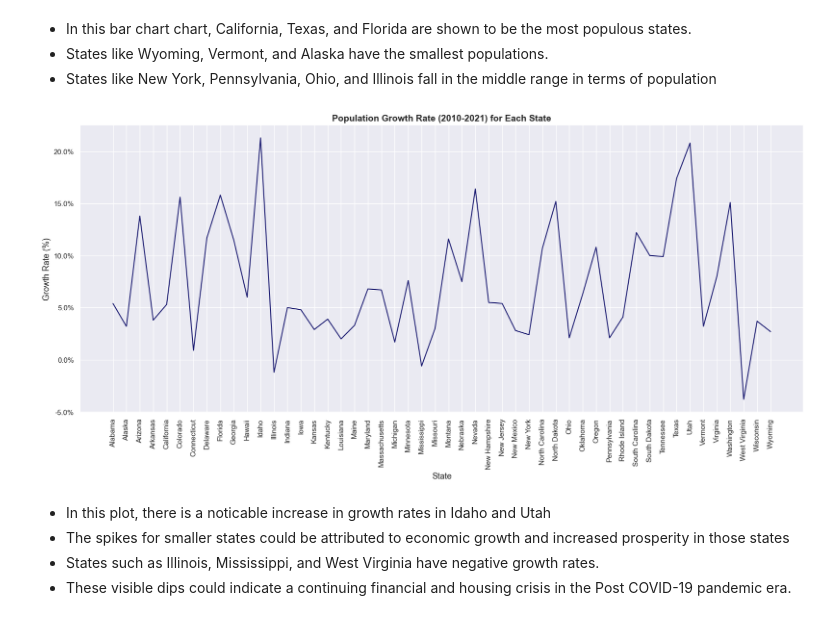
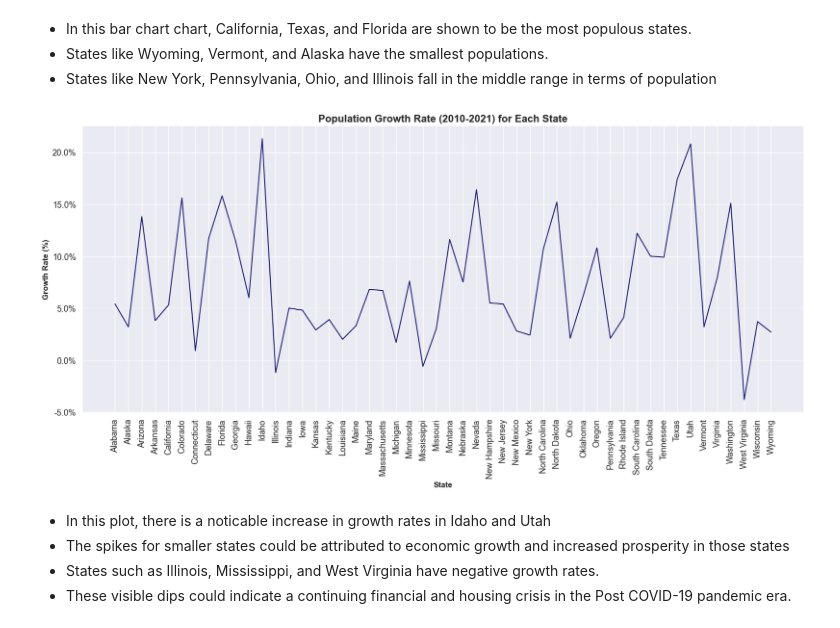
Before and after one commit to Tyler-KD/entering-the-us-market, a Jupyter notebook: entering_the_us_market.ipynb, the cells around one changed output. Saved outputs shown, nothing was run; the diff lists cells and outputs as text; code cells hidden in the pictures.

```diff
--- a/entering_the_us_market.ipynb
+++ b/entering_the_us_market.ipynb
@@ -144,17 +147,18 @@ plt.show()
 # %%
 # Create a line chart to compare the population growth rate from 2010 to 2021 for each state. X-axis: States, Y-axis: Growth Rate.
 plt.figure(figsize = (20, 8))
 plt.plot(df_population["State"], df_population["Population Growth or Decline 2010 to 2021"], color = 'midnightblue')
 # Set y-axis labels as percentages
 plt.gca().yaxis.set_major_formatter(plt.FuncFormatter(lambda x, _: f"{x*100:.1f}%"))
-plt.title('Population Growth Rate (2010-2021) for Each State', fontsize = 14, fontweight = 'bold')
-plt.ylabel('Growth Rate (%)', fontsize = 13)
-plt.xlabel('State', fontsize = 13)
-plt.xticks(rotation=90)
+plt.title('Population Growth Rate (2010-2021) for Each State', fontsize = 16, fontweight = 'bold')
+plt.ylabel('Growth Rate (%)', fontweight = "bold")
+plt.xlabel('State', fontweight = "bold")
+plt.xticks(rotation=90, fontsize = 13)
+plt.yticks(fontsize = 13)
 plt.grid(True)
 plt.show()
 # %% [output]
-[figure, old version]
+[figure, new version]
 # %% [markdown]
 * In this plot, there is a noticable increase in growth rates in Idaho and Utah
 * The spikes for smaller states could be attributed to economic growth and increased prosperity in those states
```
Also changed, not shown: parts of 15 cells of this notebook.
